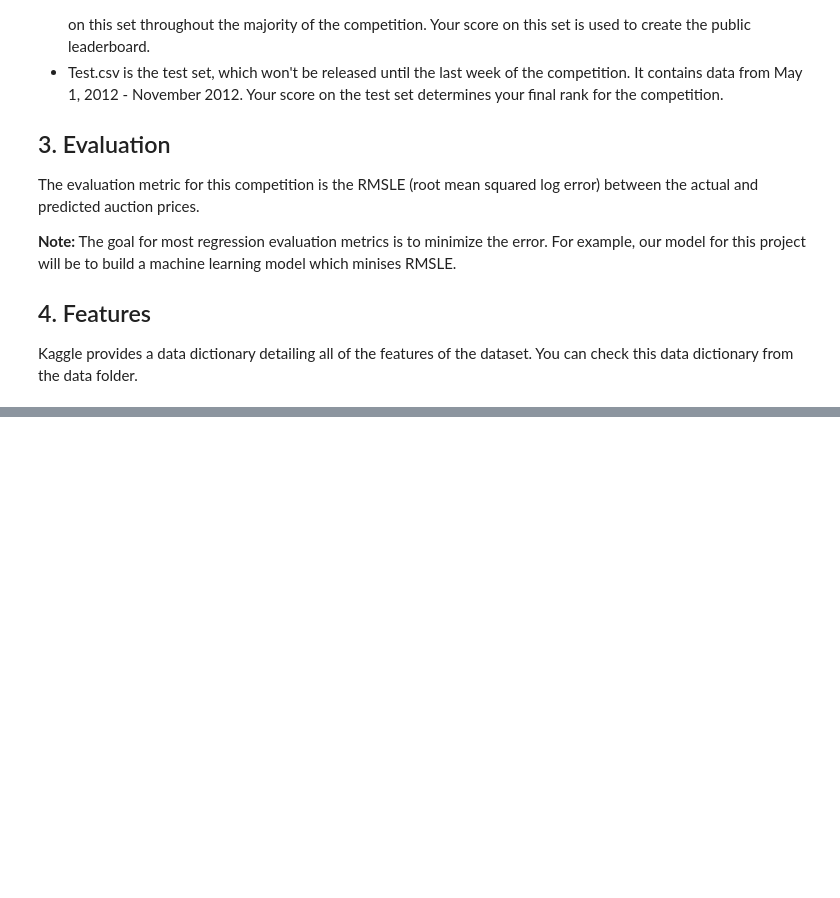
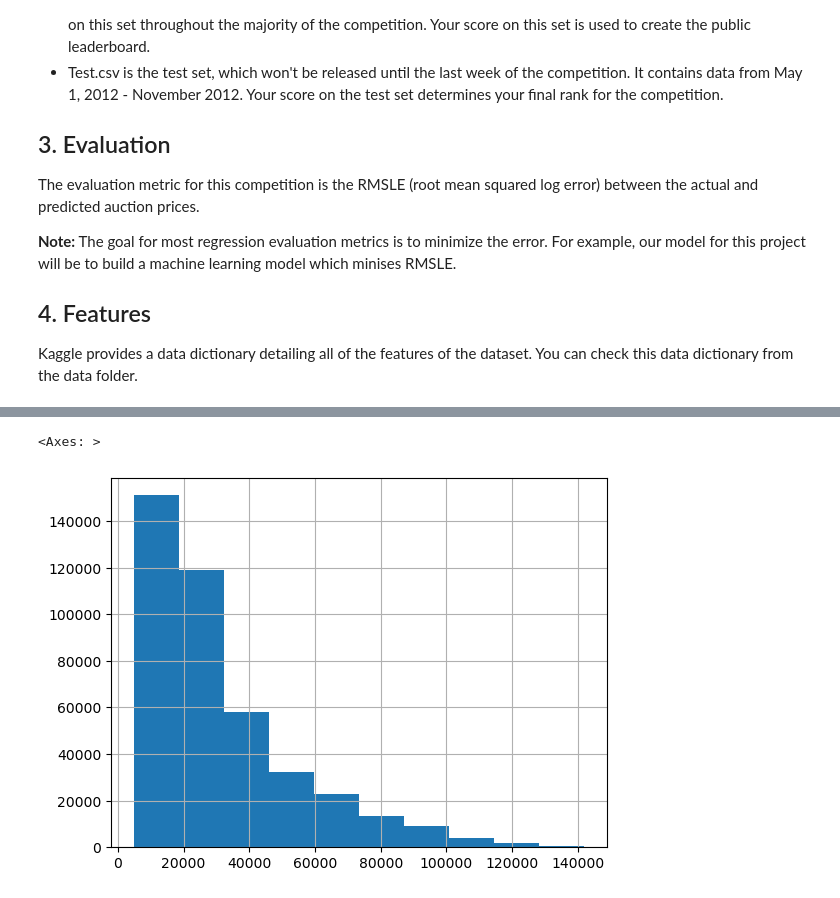
Before and after one commit to Mazhar31/ML-Bulldozer_Price_Prediction, a Jupyter notebook: end-to-end-bulldozer-price-regression.ipynb, the cells around one changed output, grey strips where cells are left out. Saved outputs shown, nothing was run; the diff lists cells and outputs as text; code cells hidden in the pictures; blank space fills up the shorter version.

```diff
--- a/end-to-end-bulldozer-price-regression.ipynb
+++ b/end-to-end-bulldozer-price-regression.ipynb
@@ -33,0 +117,5 @@ import sklearn
+# %%
+train_valid_df.SalePrice.hist()
+# %% [output]
+<Axes: >
+[figure, added]
```
Also changed, not shown: parts of 27 cells of this notebook.
